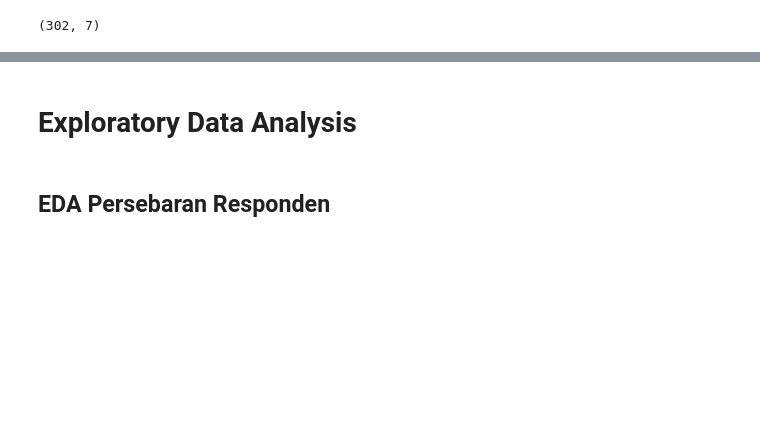
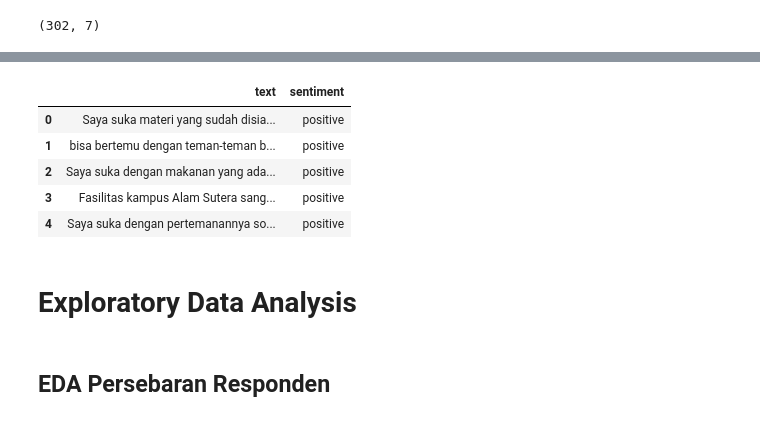
Before and after one commit to aliciajocelyn/Thesis, a Jupyter notebook: experiments/01_cleansing_and_preprocessing.ipynb, the cells around one changed output, grey strips where cells are left out. Saved outputs shown, nothing was run; the diff lists cells and outputs as text; code cells hidden in the pictures; blank space fills up the shorter version.

```diff
--- a/experiments/01_cleansing_and_preprocessing.ipynb
+++ b/experiments/01_cleansing_and_preprocessing.ipynb
@@ -61,6 +66,15 @@ sentiment_map = {
 df_melt['sentiment'] = df_melt['sentiment'].map(sentiment_map)
 
 df_preprocess = df_melt[['text', 'sentiment']]
+# %%
+df_preprocess.head()
+# %% [output]
+|  | text | sentiment |
+| 0 | Saya suka materi yang sudah disia... | positive |
+| 1 | bisa bertemu dengan teman-teman b... | positive |
+| 2 | Saya suka dengan makanan yang ada... | positive |
+| 3 | Fasilitas kampus Alam Sutera sang... | positive |
+| 4 | Saya suka dengan pertemanannya so... | positive |
 # %% [markdown]
 # **Exploratory Data Analysis**
 # %% [markdown]
```
Also changed, not shown: parts of 36 cells of this notebook.
